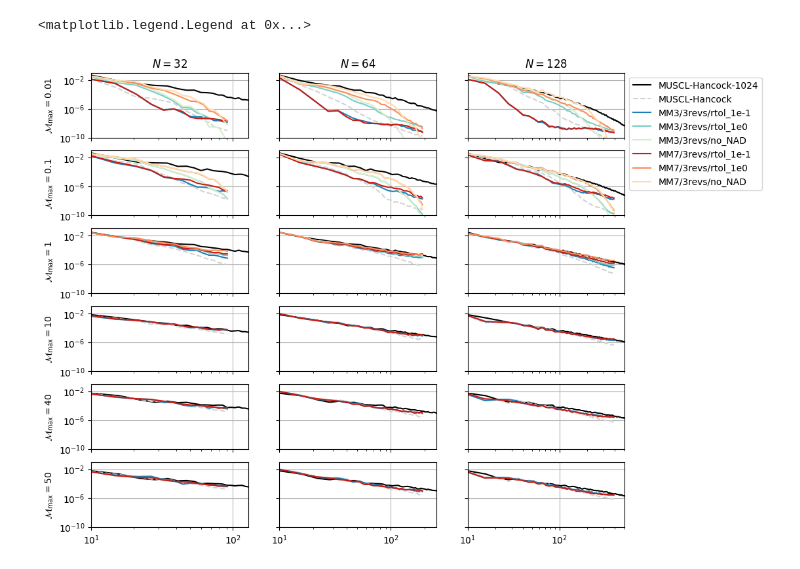
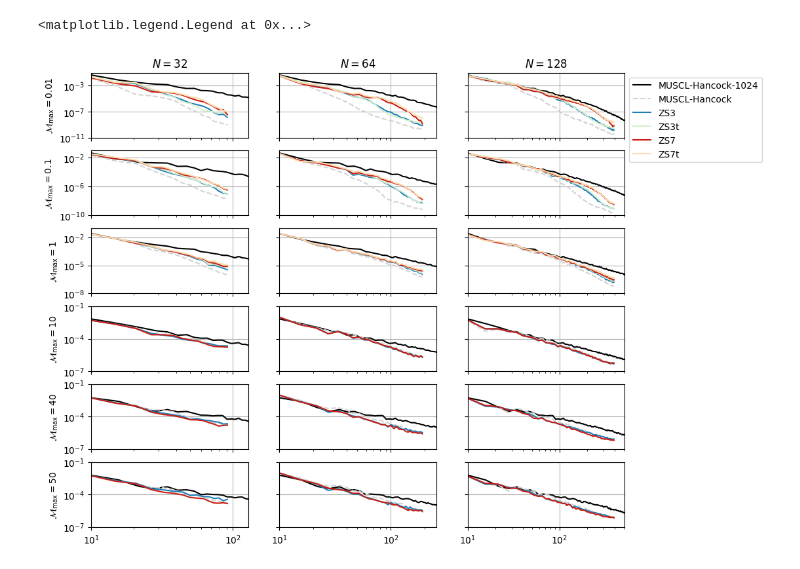
Before and after one commit to jpalafou/superfv, a Jupyter notebook: benchmarks/isotropic-decaying-turbulence/Spectra.ipynb, the cells around one changed output. Drawn from its saved outputs; the diff is of its cells as text; code cells hidden in the pictures.

```diff
--- a/benchmarks/isotropic-decaying-turbulence/Spectra.ipynb
+++ b/benchmarks/isotropic-decaying-turbulence/Spectra.ipynb
@@ -121,7 +121,12 @@ for i, j in product(range(len(M_max_values)), range(len(N_values))):
 
 for i, M_max in enumerate(M_max_values):
     axs[i, 0].set_ylabel(r"$\mathcal{M}_{\max}" + f"={M_max}$")
-    axs[i, 0].set_ylim(1e-10, 1e-1)
+axs[0, 0].set_ylim(1e-11, 1e-1)
+axs[1, 0].set_ylim(1e-10, 1e-1)
+axs[2, 0].set_ylim(1e-8, 1e-1)
+axs[3, 0].set_ylim(1e-7, 1e-1)
+axs[4, 0].set_ylim(1e-7, 1e-1)
+axs[5, 0].set_ylim(1e-7, 1e-1)
 
 for j, N in enumerate(N_values):
     axs[0, j].set_title(rf"${N=}$")
@@ -133,16 +138,18 @@ cmap2 = plt.get_cmap("OrRd")
 styles = {
     "MUSCL-Hancock-1024": dict(color="black"),
     "MUSCL-Hancock": dict(color="lightgrey", linestyle="--"),
-    "MM3/3revs/rtol_1e-1": dict(color=cmap1(0.8)),
-    "MM3/3revs/rtol_1e0": dict(color=cmap1(0.5)),
-    "MM3/3revs/no_NAD": dict(color=cmap1(0.2)),
-    "MM7/3revs/rtol_1e-1": dict(color=cmap2(0.8)),
-    "MM7/3revs/rtol_1e0": dict(color=cmap2(0.5)),
-    "MM7/3revs/no_NAD": dict(color=cmap2(0.2)),
-    # "ZS3": dict(color=cmap1(0.8)),
-    # "ZS3t": dict(color=cmap1(0.2)),
-    # "ZS7": dict(color=cmap2(0.8)),
-    # "ZS7t": dict(color=cmap2(0.2)),
+    # "MM3/3revs/rtol_1e-3": dict(color=cmap1(0.8)),
+    # "MM3/3revs/rtol_1e-1": dict(color=cmap1(0.6)),
+    # "MM3/3revs/rtol_1e0": dict(color=cmap1(0.4)),
+    # "MM3/3revs/no_NAD": dict(color=cmap1(0.2), linestyle="--"),
+    # "MM7/3revs/rtol_1e-3": dict(color=cmap2(0.8)),
+    # "MM7/3revs/rtol_1e-1": dict(color=cmap2(0.6)),
+    # "MM7/3revs/rtol_1e0": dict(color=cmap2(0.4)),
+    # "MM7/3revs/no_NAD": dict(color=cmap2(0.2), linestyle="--"),
+    "ZS3": dict(color=cmap1(0.8)),
+    "ZS3t": dict(color=cmap1(0.2)),
+    "ZS7": dict(color=cmap2(0.8)),
+    "ZS7t": dict(color=cmap2(0.2)),
 }
 
 for (i, M_max), (j, N), (scheme, style) in product(
@@ -202,3 +209,3 @@ Moving on.
 <matplotlib.legend.Legend at 0x...>
-[figure, old version]
+[figure, new version]
 # %%
```
Also changed, not shown: parts of 2 cells of this notebook, 22 other files.
